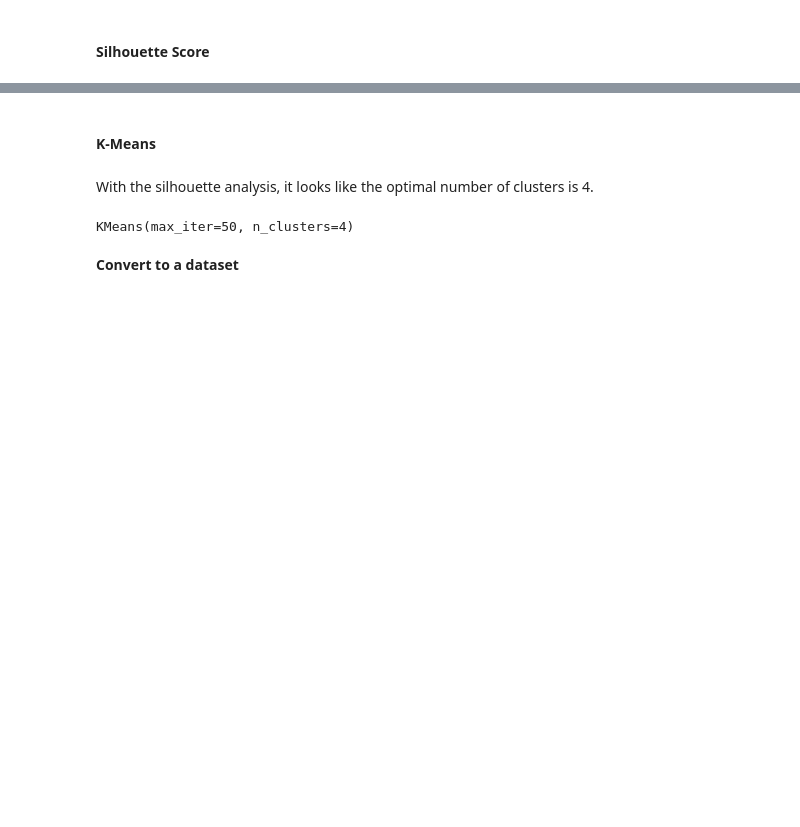
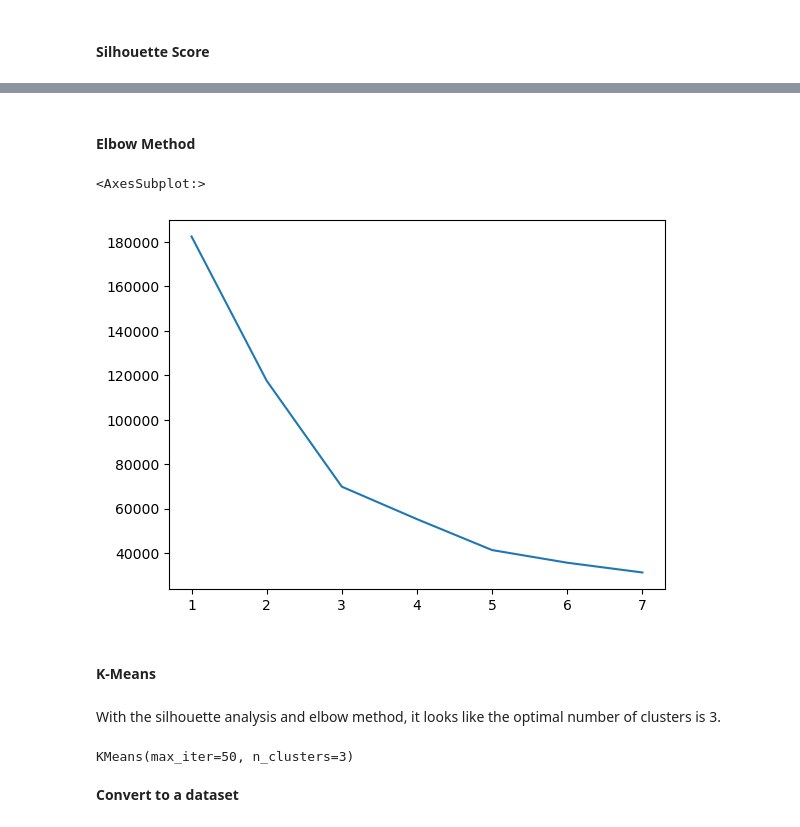
Before and after one commit to cableredi/Customer-Segmentation, a Jupyter notebook: Customer-Segmentation.ipynb, the cells around one changed output, grey strips where cells are left out. Cells and saved outputs as stored; diff of their text form; code cells hidden in the pictures; blank space fills up the shorter version.

```diff
--- a/Customer-Segmentation.ipynb
+++ b/Customer-Segmentation.ipynb
@@ -1598,13 +1598,29 @@ For n_clusters = 5. The average silhouette score is 0.43112081689947196
 For n_clusters = 6. The average silhouette score is 0.43634171713433667
+# %% [markdown]
+#### Elbow Method
+# %%
+wcss = []
+
+for i in range(1, 8):
+    clustering = KMeans(n_clusters = i, init = 'k-means++', random_state = 42)
+    clustering.fit(rm_scaled)
+    wcss.append(clustering.inertia_)
+
+ks = [1, 2, 3, 4, 5, 6, 7]
+sns.lineplot(x = ks, y = wcss)
+# %% [output]
+<AxesSubplot:>
+[figure, added]
 # %% [markdown]
 #### K-Means
 # %% [markdown]
-With the silhouette analysis, it looks like the optimal number of clusters is 4.
+With the silhouette analysis and elbow method, it looks like the optimal number of clusters is 3.
 # %%
-kmeans = KMeans(n_clusters = 4, max_iter = 50)
+# perform k-means and fit the data
+kmeans = KMeans(n_clusters = 3, max_iter = 50)
 kmeans.fit(rm_scaled)
 # %% [output]
-KMeans(max_iter=50, n_clusters=4)
+KMeans(max_iter=50, n_clusters=3)
 # %%
 # Determine which clusters each data point belongs to
 clusters = kmeans.predict(rm_scaled)
```
Also changed, not shown: parts of 4 cells of this notebook.
